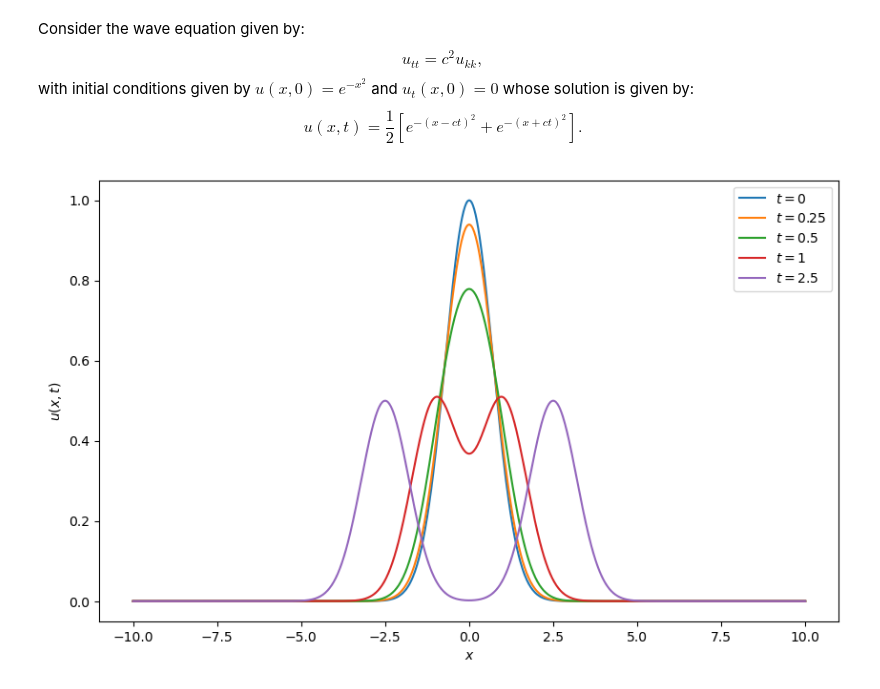
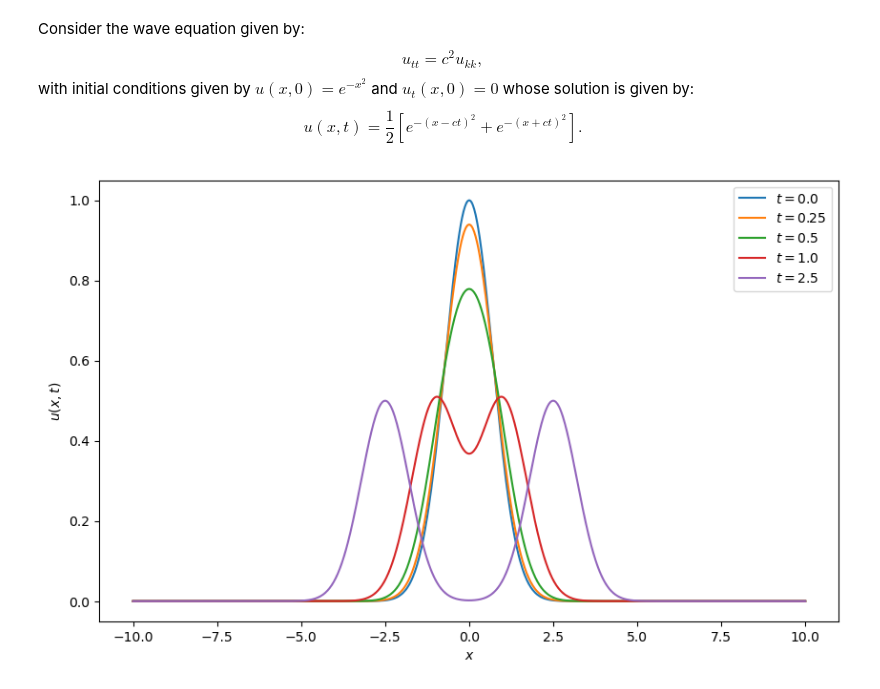
Before and after one commit to brenttsss/mathematical-physics, a Jupyter notebook: question_1.ipynb, the cells around one changed output. Cells and saved outputs as stored; diff of their text form; code cells hidden in the pictures.

```diff
--- a/question_1.ipynb
+++ b/question_1.ipynb
@@ -17,16 +17,16 @@ u(x,t) = \frac{1}{2}\left[e^{-(x-ct)^2} + e^{-(x+ct)^2}\right].
 # %%
 def u_f(x, t, c=1):
     return (1/2) * (np.exp(-(x-c*t)**2) + np.exp(-(x+c*t)**2))
+# %%
+x = np.linspace(-10, 10, 1000)
+t = np.array([0, 0.25, 0.5, 1, 2.5])
 # %%
-x = np.linspace(-10, 10, 1000)
-t = [0, 0.25, 0.5, 1, 2.5]
-
 plt.figure(figsize=(10, 6))
 for t in t:
     plt.plot(x, u_f(x, t), label=f'$t={t}$')
 plt.xlabel(r'$x$')
 plt.ylabel(r'$u(x, t)$')
 plt.legend()
 plt.show()
 # %% [output]
-[figure, old version]
+[figure, new version]
```
Also changed, not shown: parts of 4 cells of this notebook.
